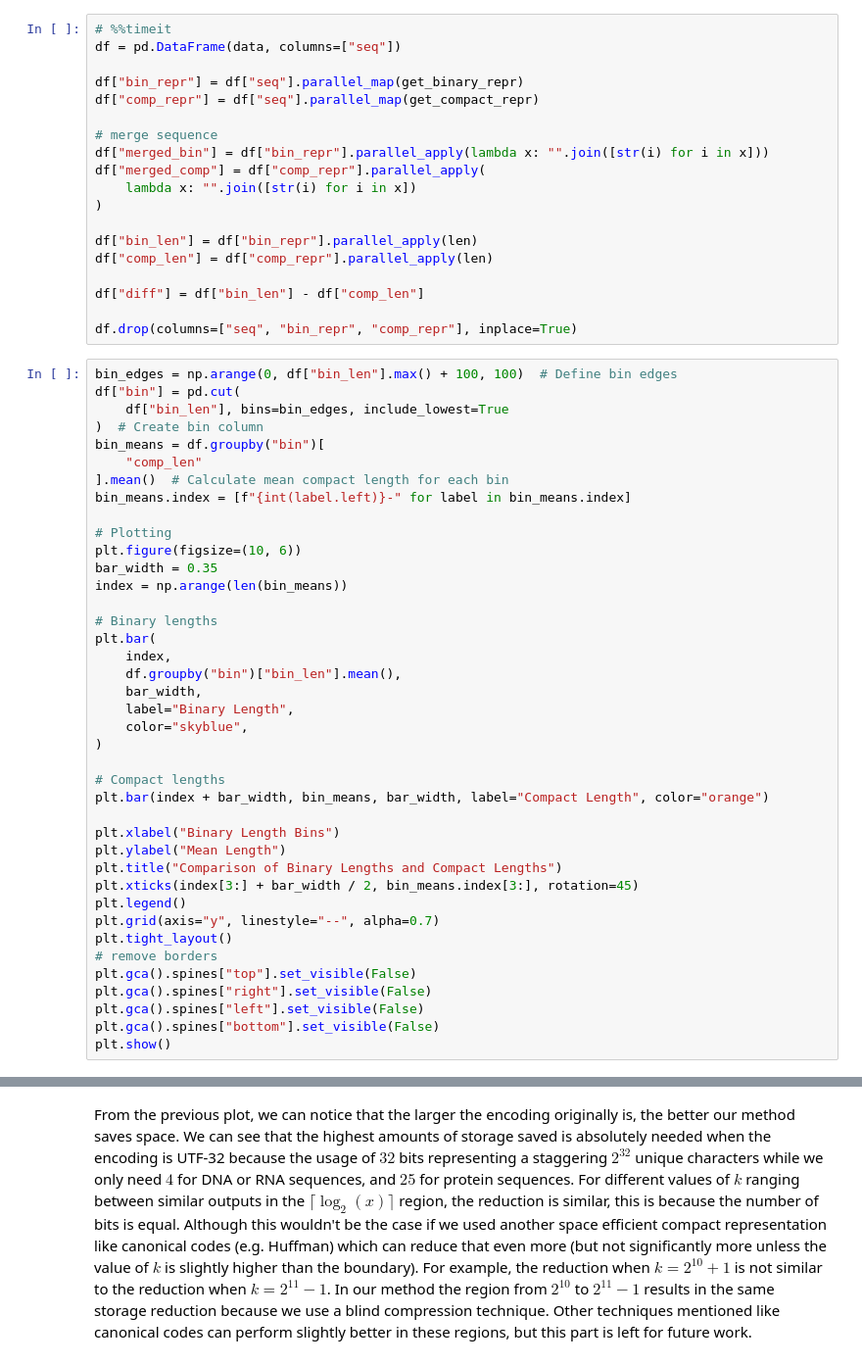
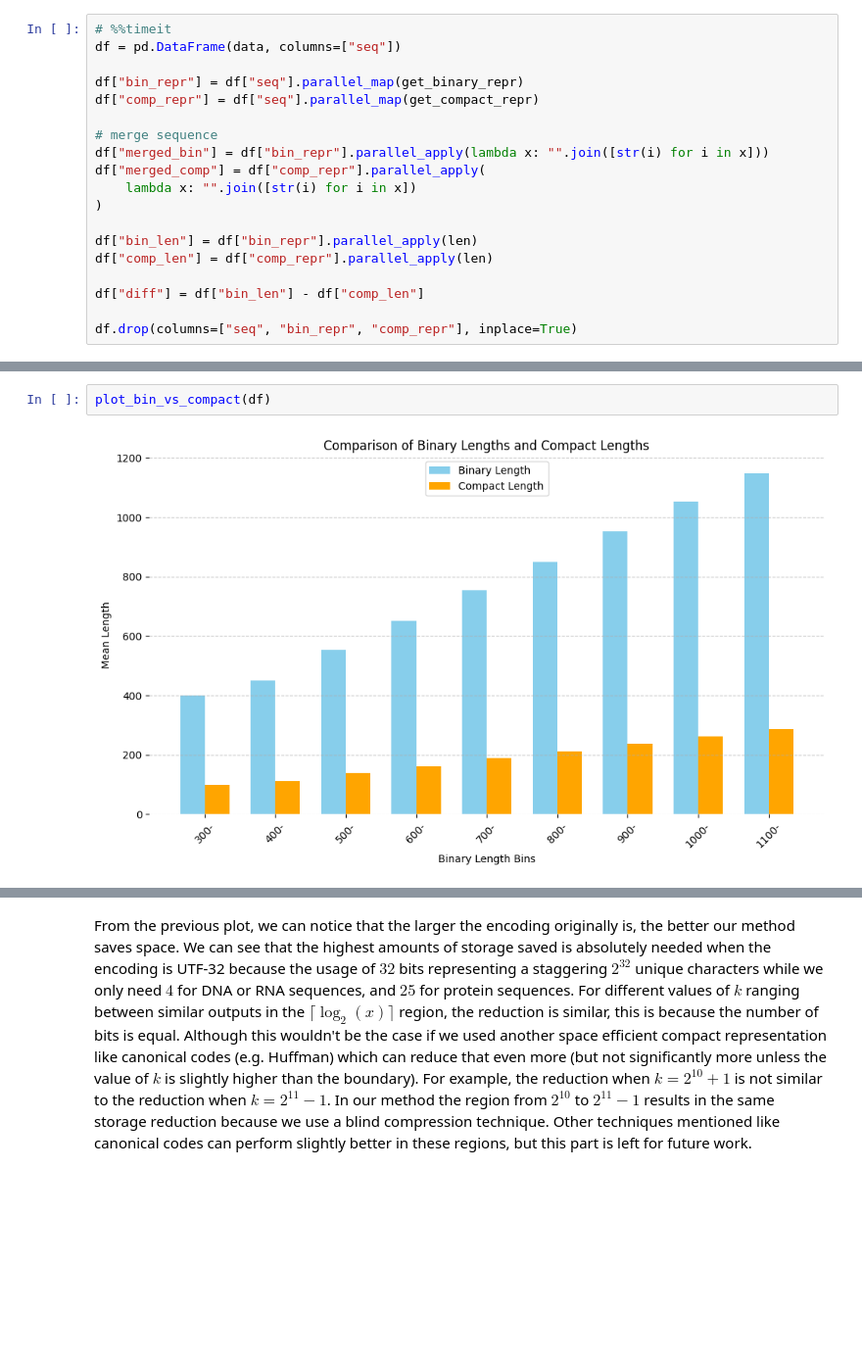
Before and after one commit to OmarMDiab/Optimizing-Protein-Database, a Jupyter notebook: try.ipynb, the cells around one changed output, grey strips where cells are left out. Shown at 98% size. Saved outputs shown, nothing was run; the diff lists cells and outputs as text; blank space fills up the shorter version.

```diff
--- a/try.ipynb
+++ b/try.ipynb
@@ -58,43 +57,3 @@ df["comp_len"] = df["comp_repr"].parallel_apply(len)
 df["diff"] = df["bin_len"] - df["comp_len"]
 
 df.drop(columns=["seq", "bin_repr", "comp_repr"], inplace=True)
-# %%
-bin_edges = np.arange(0, df["bin_len"].max() + 100, 100)  # Define bin edges
-df["bin"] = pd.cut(
-    df["bin_len"], bins=bin_edges, include_lowest=True
-)  # Create bin column
-bin_means = df.groupby("bin")[
-    "comp_len"
-].mean()  # Calculate mean compact length for each bin
-bin_means.index = [f"{int(label.left)}-" for label in bin_means.index]
-
-# Plotting
-plt.figure(figsize=(10, 6))
-bar_width = 0.35
-index = np.arange(len(bin_means))
-
-# Binary lengths
-plt.bar(
-    index,
-    df.groupby("bin")["bin_len"].mean(),
-    bar_width,
-    label="Binary Length",
-    color="skyblue",
-)
-
-# Compact lengths
-plt.bar(index + bar_width, bin_means, bar_width, label="Compact Length", color="orange")
-
-plt.xlabel("Binary Length Bins")
-plt.ylabel("Mean Length")
-plt.title("Comparison of Binary Lengths and Compact Lengths")
-plt.xticks(index[3:] + bar_width / 2, bin_means.index[3:], rotation=45)
-plt.legend()
-plt.grid(axis="y", linestyle="--", alpha=0.7)
-plt.tight_layout()
-# remove borders
-plt.gca().spines["top"].set_visible(False)
-plt.gca().spines["right"].set_visible(False)
-plt.gca().spines["left"].set_visible(False)
-plt.gca().spines["bottom"].set_visible(False)
-plt.show()
@@ -103,3 +60,7 @@ plt.show()
+# %%
+plot_bin_vs_compact(df)
+# %% [output]
+[figure, added]
 # %%
 storage_data_bin = df["bin_len"].sum()
 storage_data_comp = df["comp_len"].sum()
```
Also changed, not shown: parts of 8 cells of this notebook, 2 other files.
